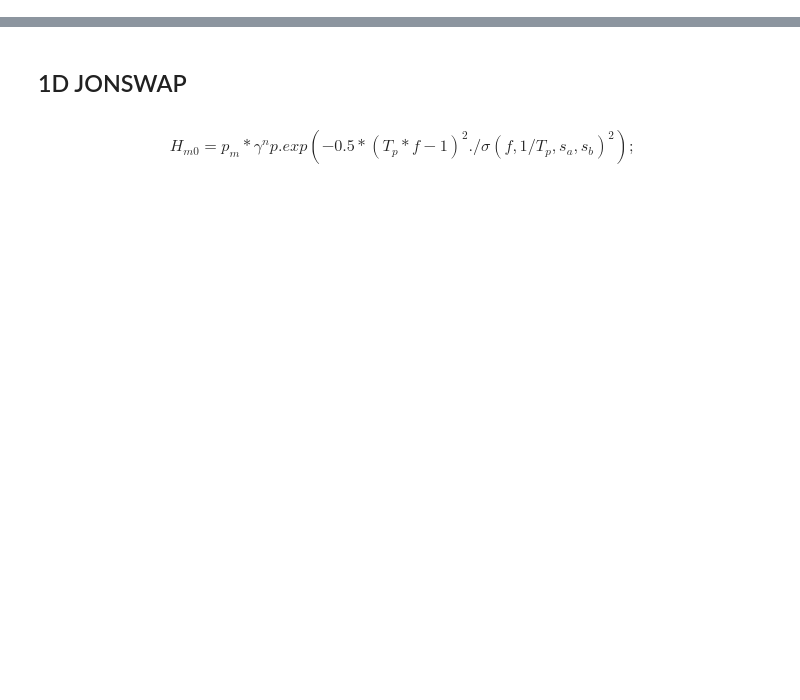
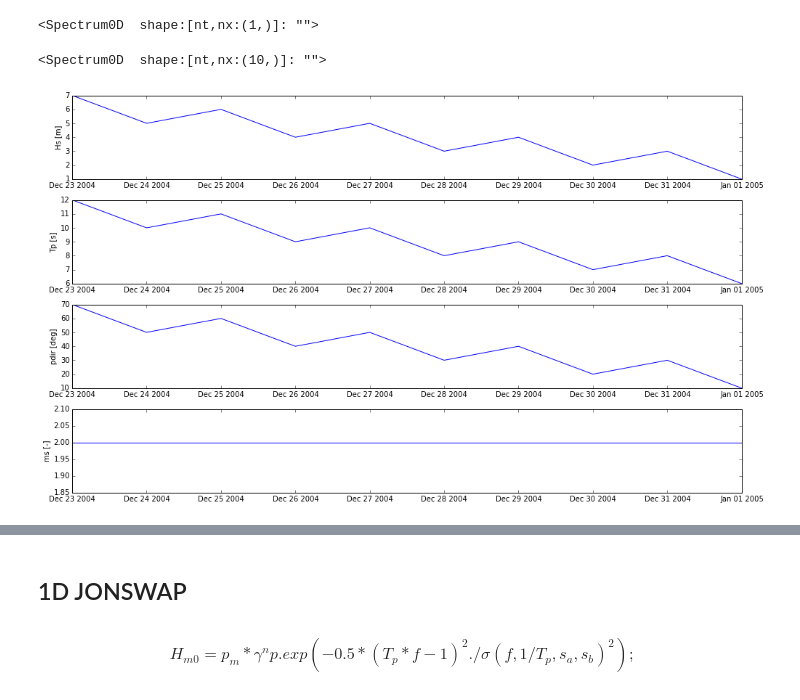
Before and after one commit to openearth/pyswan, a Jupyter notebook: oceanwaves.ipynb, the cells around one changed output, grey strips where cells are left out. Cells and saved outputs as stored; diff of their text form; code cells hidden in the pictures; blank space fills up the shorter version.

Commit message:
read/write for SWAN parametric timeseries (tpar file), plot function for parametric timeseries

```diff
--- a/oceanwaves.ipynb
+++ b/oceanwaves.ipynb
@@ -12,0 +18,26 @@ Sp0
+# %%
+# save > load > plot again
+with open(r'Spec0D_scalar.tpar','w') as f:
+    swan.to_file0D(Sp0,f)
+with open(r'Spec0D_scalar.tpar','r') as f:
+    Sp0_copy = swan.from_file0D(f)
+Sp0_copy
+# %% [output]
+<Spectrum0D  shape:[nt,nx:(1,)]: "">
+# %%
+# Define 0D spectrum, to generate 1D and 2D spectra
+Sp0t = ow.Spec0()
+Sp0t.t     = [datetime.datetime(2005,1,1) - datetime.timedelta(days=x) for x in range(0, 10)]
+Sp0t.Hs    = np.asarray([1., 3, 2, 4, 3, 5, 4, 6, 5, 7])
+Sp0t.Tp    = Sp0t.Hs + 5
+Sp0t.pdir  = Sp0t.Hs*10
+Sp0t.ms    = 10*[2]
+%matplotlib inline
+fig=plt.figure()
+fig.set_figwidth(16)
+fig.set_figheight(8)
+Sp0t.plot()
+Sp0t
+# %% [output]
+<Spectrum0D  shape:[nt,nx:(10,)]: "">
+[figure, added]
```
Also changed, not shown: parts of 11 cells of this notebook, 2 other files.
